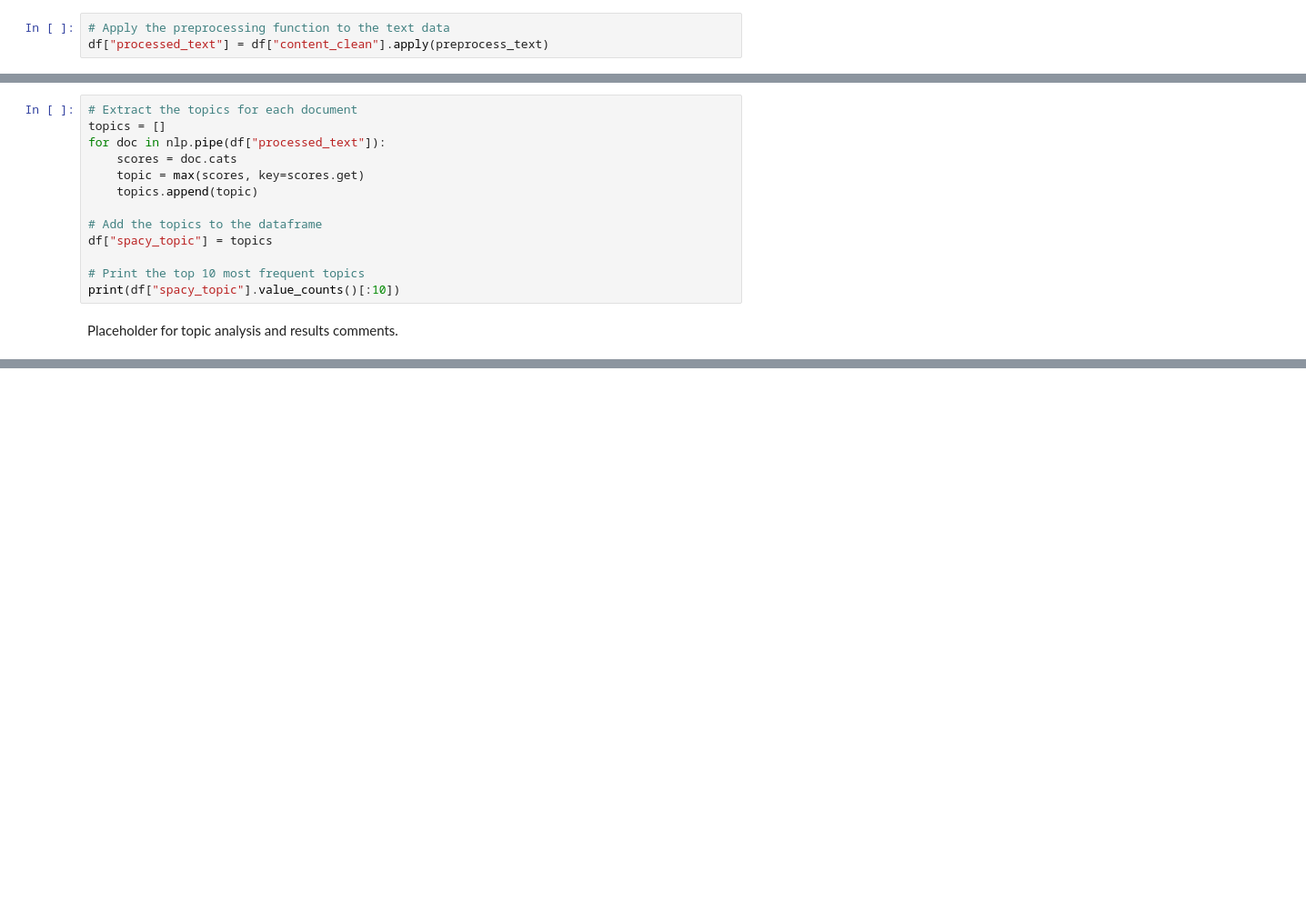
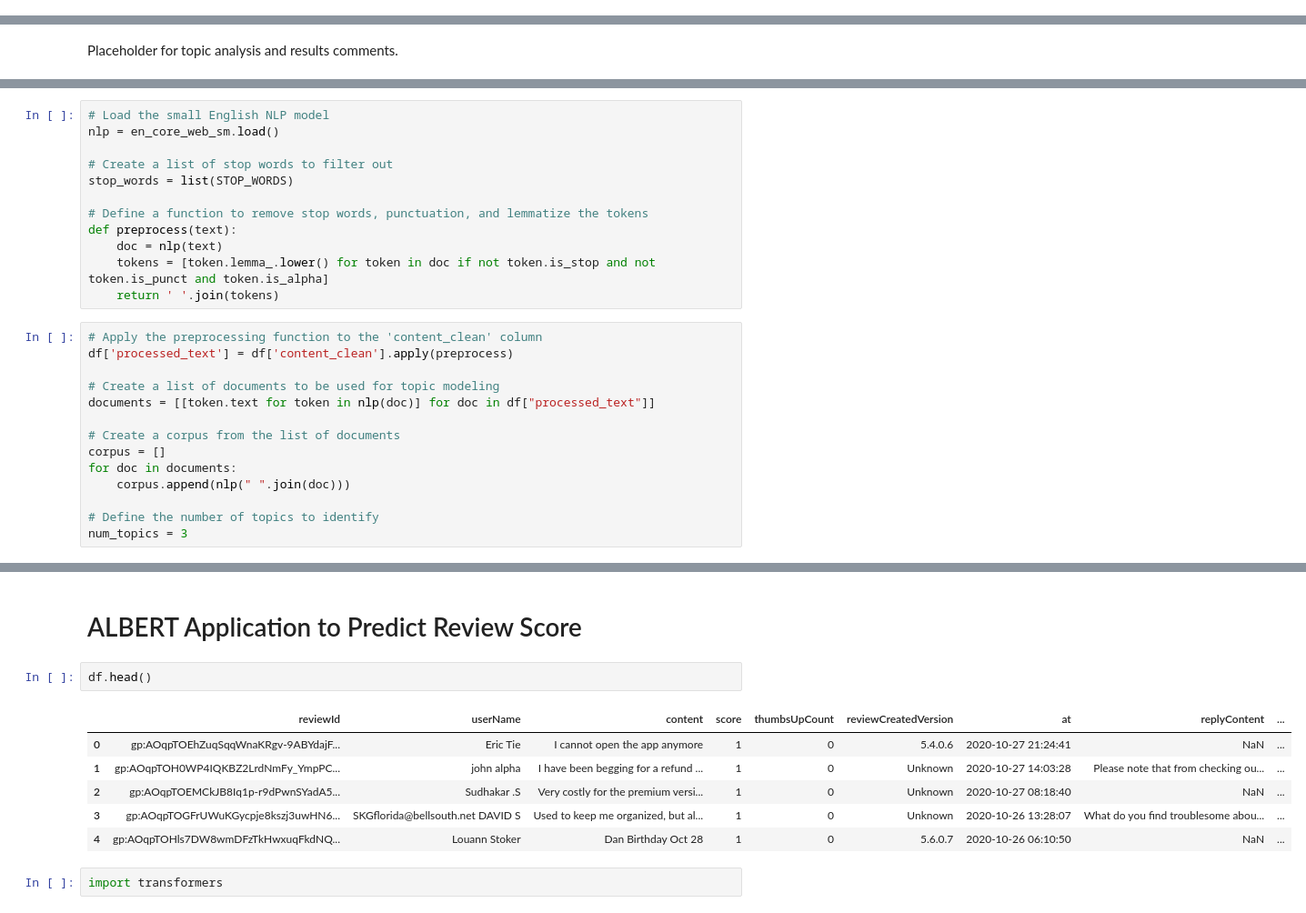
Before and after one commit to placenciohid/INFO765PROJECT, a Jupyter notebook: M3.ipynb, the cells around one changed output, grey strips where cells are left out. Shown at 91% size. Saved outputs shown, nothing was run; the diff lists cells and outputs as text; blank space fills up the shorter version.

```diff
--- a/M3.ipynb
+++ b/M3.ipynb
@@ -324,3 +302,0 @@ def preprocess_text(text):
-# %%
-# Apply the preprocessing function to the text data
-df["processed_text"] = df["content_clean"].apply(preprocess_text)
@@ -348,15 +303,2 @@ for i in range(10):
-# %%
-# Extract the topics for each document
-topics = []
-for doc in nlp.pipe(df["processed_text"]):
-    scores = doc.cats
-    topic = max(scores, key=scores.get)
-    topics.append(topic)
-
-# Add the topics to the dataframe
-df["spacy_topic"] = topics
-
-# Print the top 10 most frequent topics
-print(df["spacy_topic"].value_counts()[:10])
 # %% [markdown]
 Placeholder for topic analysis and results comments.
@@ -381,0 +311,26 @@ NameError: name 'string' is not defined
+# %%
+# Load the small English NLP model
+nlp = en_core_web_sm.load()
+
+# Create a list of stop words to filter out
+stop_words = list(STOP_WORDS)
+
+# Define a function to remove stop words, punctuation, and lemmatize the tokens
+def preprocess(text):
+    doc = nlp(text)
+    tokens = [token.lemma_.lower() for token in doc if not token.is_stop and not token.is_punct and token.is_alpha]
+    return ' '.join(tokens)
+# %%
+# Apply the preprocessing function to the 'content_clean' column
+df['processed_text'] = df['content_clean'].apply(preprocess)
+
+# Create a list of documents to be used for topic modeling
+documents = [[token.text for token in nlp(doc)] for doc in df["processed_text"]]
+
+# Create a corpus from the list of documents
+corpus = []
+for doc in documents:
+    corpus.append(nlp(" ".join(doc)))
+
+# Define the number of topics to identify
+num_topics = 3
@@ -381,0 +438,13 @@ NameError: name 'string' is not defined
+# %% [markdown]
+# ALBERT Application to Predict Review Score
+# %%
+df.head()
+# %% [output]
+|  | reviewId | userName | content | score | thumbsUpCount | reviewCreatedVersion | at | replyContent | ... |
+| 0 | gp:AOqpTOEhZuqSqqWnaKRgv-9ABYdajF... | Eric Tie | I cannot open the app anymore | 1 | 0 | 5.4.0.6 | 2020-10-27 21:24:41 | NaN | ... |
+| 1 | gp:AOqpTOH0WP4IQKBZ2LrdNmFy_YmpPC... | john alpha | I have been begging for a refund ... | 1 | 0 | Unknown | 2020-10-27 14:03:28 | Please note that from checking ou... | ... |
+| 2 | gp:AOqpTOEMCkJB8Iq1p-r9dPwnSYadA5... | Sudhakar .S | Very costly for the premium versi... | 1 | 0 | Unknown | 2020-10-27 08:18:40 | NaN | ... |
+| 3 | gp:AOqpTOGFrUWuKGycpje8kszj3uwHN6... | SKGflorida@bellsouth.net DAVID S | Used to keep me organized, but al... | 1 | 0 | Unknown | 2020-10-26 13:28:07 | What do you find troublesome abou... | ... |
+| 4 | gp:AOqpTOHls7DW8wmDFzTkHwxuqFkdNQ... | Louann Stoker | Dan Birthday Oct 28 | 1 | 0 | 5.6.0.7 | 2020-10-26 06:10:50 | NaN | ... |
+# %%
+import transformers
```
Also changed, not shown: parts of 22 cells of this notebook.
